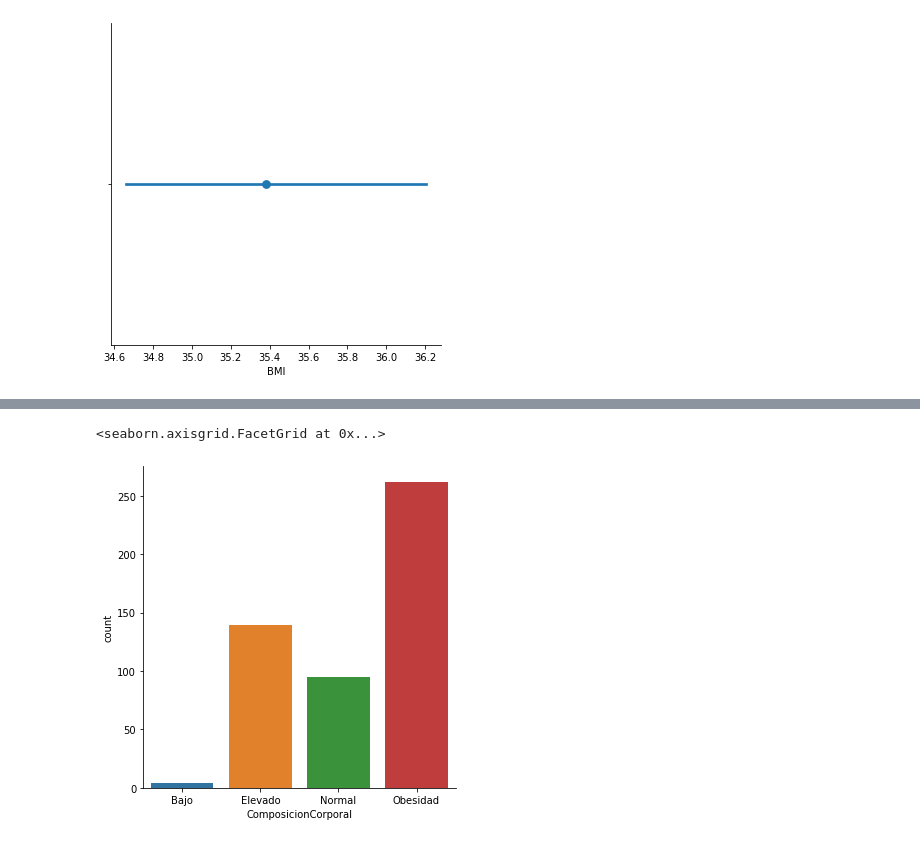
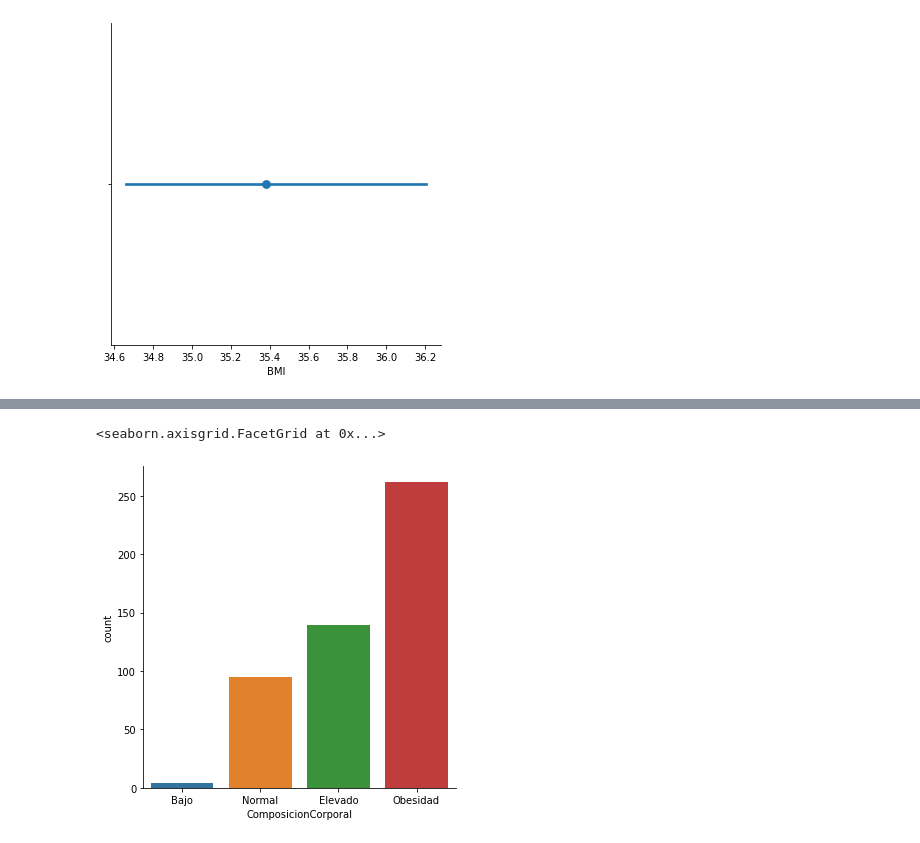
Before and after one commit to emilianolel/Proyecto_BEDU_Equipo_5, a Jupyter notebook: Untitled14.ipynb, the cells around one changed output, grey strips where cells are left out. Saved outputs shown, nothing was run; the diff lists cells and outputs as text; code cells hidden in the pictures.

```diff
--- a/Untitled14.ipynb
+++ b/Untitled14.ipynb
@@ -163,5 +163,5 @@ sns.catplot("ComposicionCorporal", data=diabetes_confirmado_df.sort_values("Comp
 # %%
-sns.catplot("ComposicionCorporal", data=diabetes_negado_df.sort_values("ComposicionCorporal"), kind = "count")
+sns.catplot("ComposicionCorporal", data=diabetes_negado_df, kind = "count",order=["Bajo","Normal","Elevado","Obesidad"])
 # %% [output]
 <seaborn.axisgrid.FacetGrid at 0x...>
-[figure, old version]
+[figure, new version]
```
Also changed, not shown: parts of 2 cells of this notebook.
